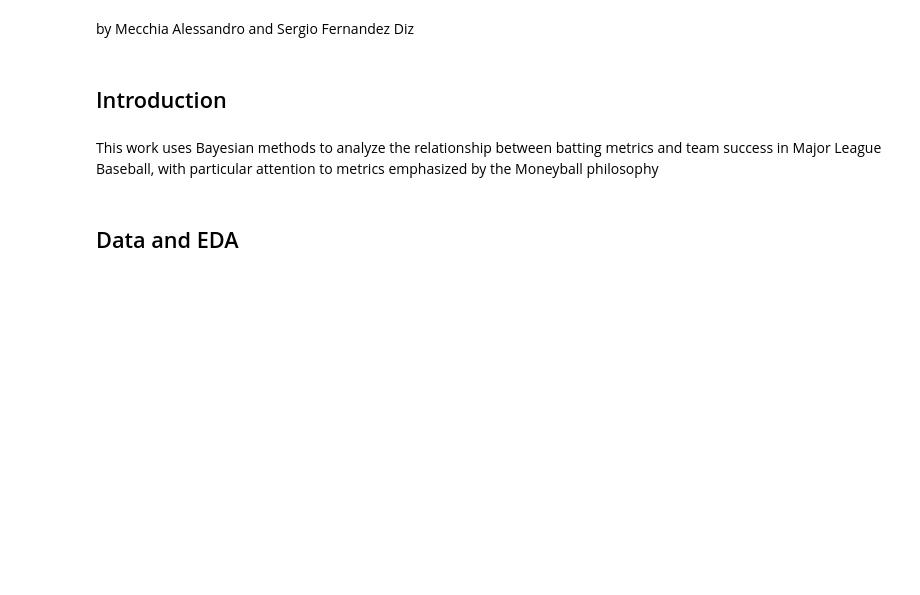
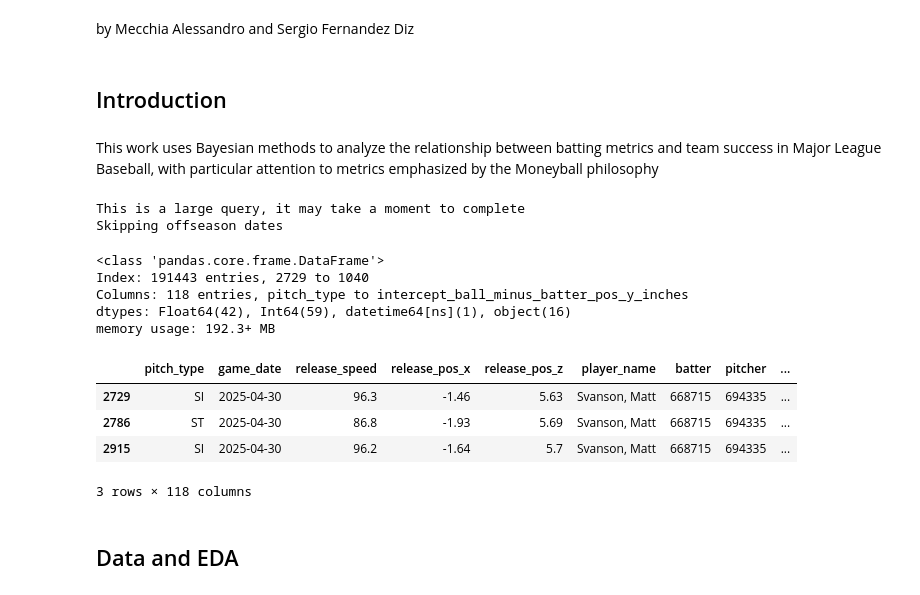
Before and after one commit to AlessandroMecchia/MLB_project_bayesian, a Jupyter notebook: code.ipynb, the cells around one changed output. Saved outputs shown, nothing was run; the diff lists cells and outputs as text; code cells hidden in the pictures; blank space fills up the shorter version.

```diff
--- a/code.ipynb
+++ b/code.ipynb
@@ -8,0 +22,5 @@ This work uses Bayesian methods to analyze the relationship between batting metr
+# %%
+df = statcast(start_dt='2024-10-01', end_dt='2025-04-30')
+# %% [output]
+This is a large query, it may take a moment to complete
+Skipping offseason dates
@@ -9,2 +32,21 @@ This work uses Bayesian methods to analyze the relationship between batting metr
+# %%
+# Info complete su tutte le colonne
+df.info()
+# %% [output]
+<class 'pandas.core.frame.DataFrame'>
+Index: 191443 entries, 2729 to 1040
+Columns: 118 entries, pitch_type to intercept_ball_minus_batter_pos_y_inches
+dtypes: Float64(42), Int64(59), datetime64[ns](1), object(16)
+memory usage: 192.3+ MB
+# %%
+#filtra tutte le partite del player Matt Svanson
+svanson_games = df[(df['player_name'] == 'Svanson, Matt')]
+svanson_games.head(3)
+# %% [output]
+|  | pitch_type | game_date | release_speed | release_pos_x | release_pos_z | player_name | batter | pitcher | ... |
+| 2729 | SI | 2025-04-30 | 96.3 | -1.46 | 5.63 | Svanson, Matt | 668715 | 694335 | ... |
+| 2786 | ST | 2025-04-30 | 86.8 | -1.93 | 5.69 | Svanson, Matt | 668715 | 694335 | ... |
+| 2915 | SI | 2025-04-30 | 96.2 | -1.64 | 5.7 | Svanson, Matt | 668715 | 694335 | ... |
+3 rows × 118 columns
 # %% [markdown]
 ## Data and EDA
```
Also changed, not shown: parts of 22 cells of this notebook, 2 other files.
